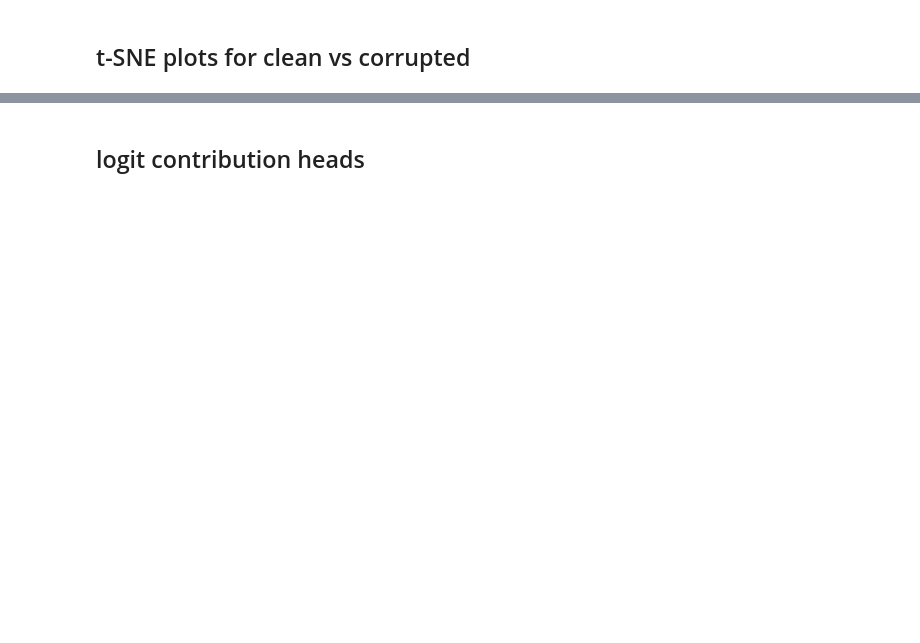
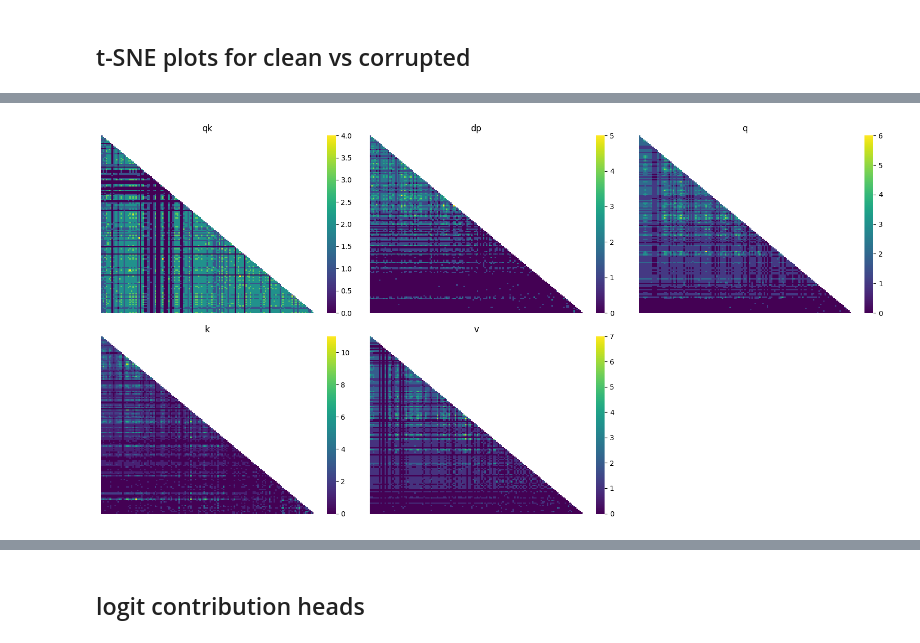
Before and after one commit to layterz/experiments, a Jupyter notebook: notebooks/misdirection.ipynb, the cells around one changed output, grey strips where cells are left out. Drawn from its saved outputs; the diff is of its cells as text; code cells hidden in the pictures; blank space fills up the shorter version.

```diff
--- a/notebooks/misdirection.ipynb
+++ b/notebooks/misdirection.ipynb
@@ -101,0 +136,5 @@ data.shape
+# %%
+shared_tokens = calculate_shared_tokens(token_counts)
+# %%
+shared_tokens.sort_values('v_count', ascending=False, inplace=True)
+shared_tokens.head(25)
@@ -101,0 +184,19 @@ data.shape
+# %%
+token_types = ['qk', 'dp', 'q', 'k', 'v']
+num_subplots = len(token_types)
+rows = 2
+cols = 3
+
+fig, axes = plt.subplots(rows, cols, figsize=(16, 8))
+axes = axes.flatten()
+
+for i, token_type in enumerate(token_types):
+    ax = plot_shared_token_heatmap(shared_tokens, token_type, ax=axes[i])
+
+for i in range(num_subplots, rows * cols):
+    fig.delaxes(axes[i])
+
+plt.tight_layout()
+plt.show()
+# %% [output]
+[figure, added]
```
Also changed, not shown: parts of 27 cells of this notebook, 5 other files.
